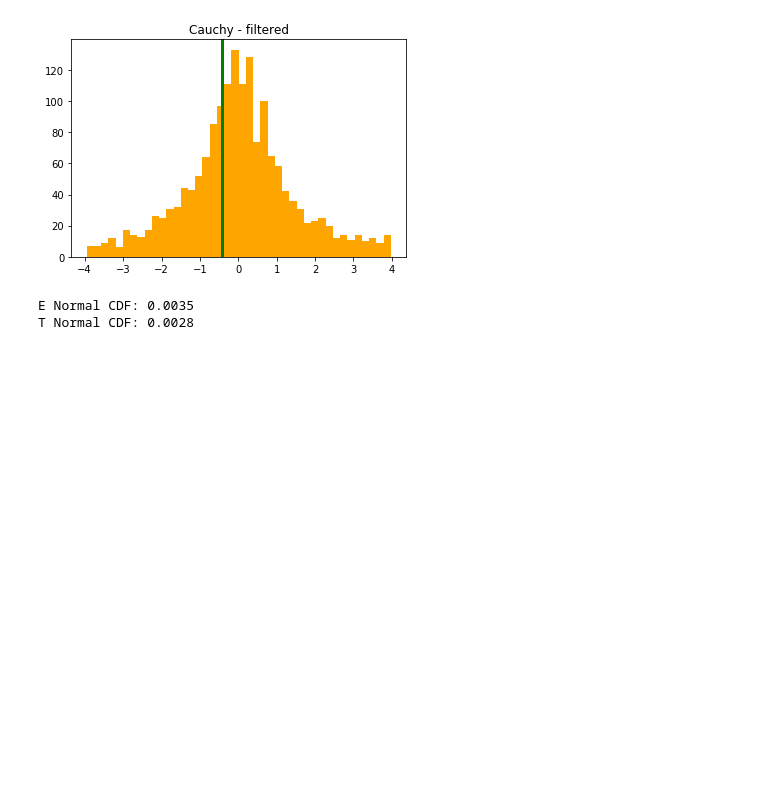
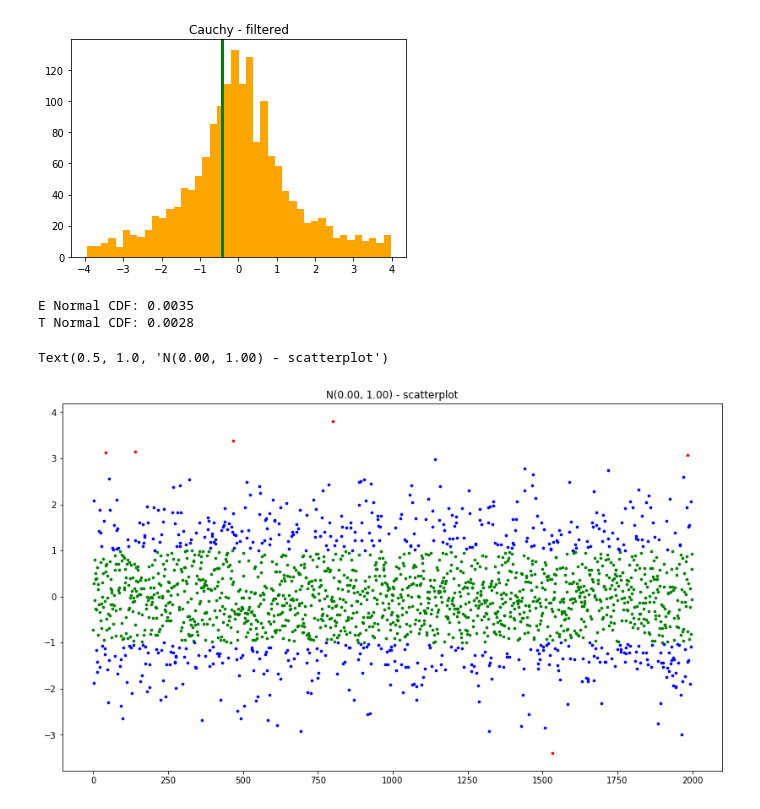
Before and after one commit to MilkyCousin/ML-university-tasks, a Jupyter notebook: lab0/horbunov_lab_0.ipynb, the cells around one changed output. Drawn from its saved outputs; the diff is of its cells as text; code cells hidden in the pictures; blank space fills up the shorter version.

```diff
--- a/lab0/horbunov_lab_0.ipynb
+++ b/lab0/horbunov_lab_0.ipynb
@@ -123,3 +123,22 @@ print('E Normal CDF: %.4f\n'
 # %% [output]
 E Normal CDF: 0.0035
 T Normal CDF: 0.0028
+# %%
+# M2 - red
+# M3 - blue
+# M4 - green
+dot_size = 7
+plot_size = (14,8)
+# %%
+M3 = M1 & ~M2
+# %%
+M4 = ~M1
+# %%
+plt.figure(figsize=plot_size)
+plt.scatter(S[M4].X.index, S[M4].X, color='green', s=dot_size)
+plt.scatter(S[M3].X.index, S[M3].X, color='blue', s=dot_size)
+plt.scatter(S[M2].X.index, S[M2].X, color='red', s=dot_size)
+plt.title('N(%.2f, %.2f) - scatterplot' % (mu, sigma))
+# %% [output]
+Text(0.5, 1.0, 'N(0.00, 1.00) - scatterplot')
+[figure, added]
```
Also changed, not shown: parts of 2 cells of this notebook.
